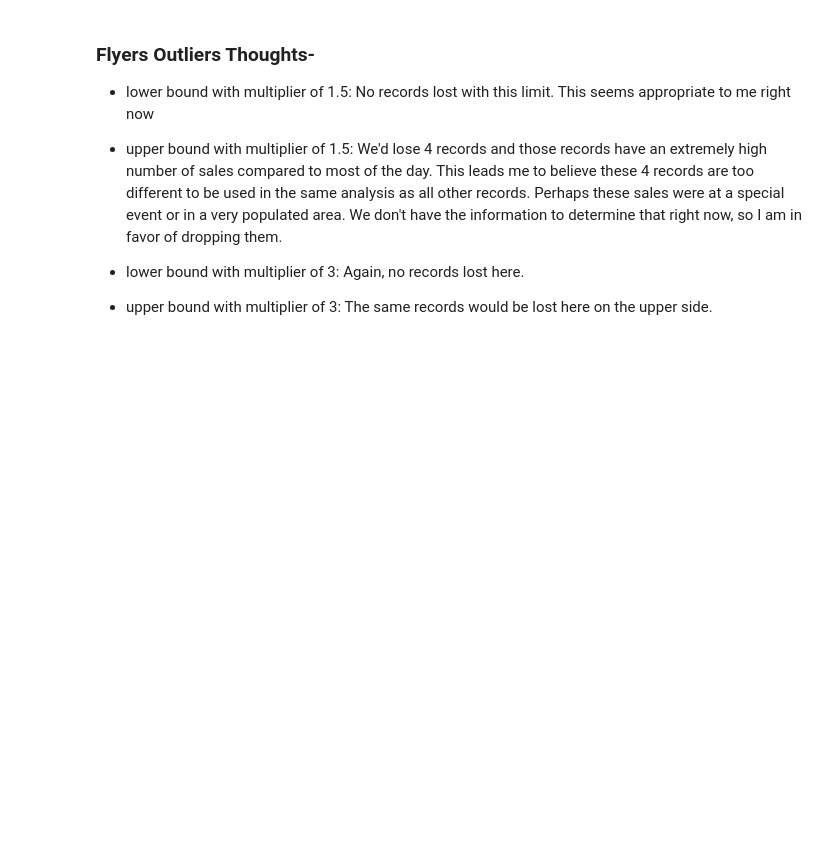
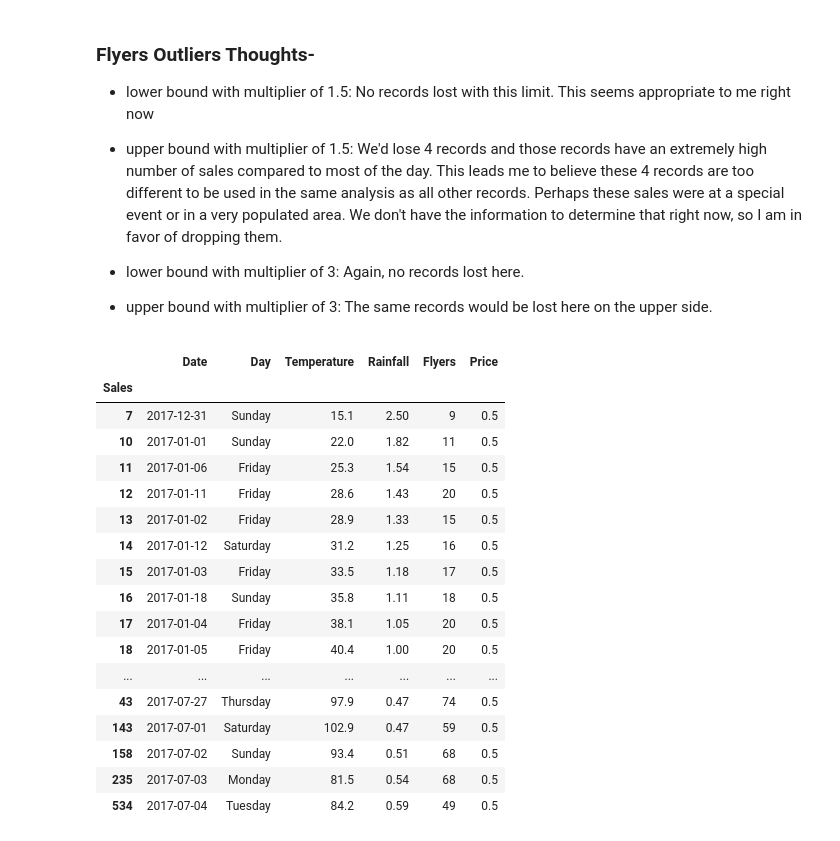
Before and after one commit to mindyshiben/anomaly-detection-exercises, a Jupyter notebook: continuous_probabilistic_methods.ipynb, the cells around one changed output. Saved outputs shown, nothing was run; the diff lists cells and outputs as text; code cells hidden in the pictures; blank space fills up the shorter version.

```diff
--- a/continuous_probabilistic_methods.ipynb
+++ b/continuous_probabilistic_methods.ipynb
@@ -321,3 +321,24 @@ Name: Sales, dtype: int64
 - lower bound with multiplier of 3: Again, no records lost here.
 
 - upper bound with multiplier of 3: The same records would be lost here on the upper side.
+# %%
+df.groupby(df.Sales).min()
+# %% [output]
+|  | Date | Day | Temperature | Rainfall | Flyers | Price |
+| Sales |  |  |  |  |  |  |
+| 7 | 2017-12-31 | Sunday | 15.1 | 2.50 | 9 | 0.5 |
+| 10 | 2017-01-01 | Sunday | 22.0 | 1.82 | 11 | 0.5 |
+| 11 | 2017-01-06 | Friday | 25.3 | 1.54 | 15 | 0.5 |
+| 12 | 2017-01-11 | Friday | 28.6 | 1.43 | 20 | 0.5 |
+| 13 | 2017-01-02 | Friday | 28.9 | 1.33 | 15 | 0.5 |
+| 14 | 2017-01-12 | Saturday | 31.2 | 1.25 | 16 | 0.5 |
+| 15 | 2017-01-03 | Friday | 33.5 | 1.18 | 17 | 0.5 |
+| 16 | 2017-01-18 | Sunday | 35.8 | 1.11 | 18 | 0.5 |
+| 17 | 2017-01-04 | Friday | 38.1 | 1.05 | 20 | 0.5 |
+| 18 | 2017-01-05 | Friday | 40.4 | 1.00 | 20 | 0.5 |
+| ... | ... | ... | ... | ... | ... | ... |
+| 43 | 2017-07-27 | Thursday | 97.9 | 0.47 | 74 | 0.5 |
+| 143 | 2017-07-01 | Saturday | 102.9 | 0.47 | 59 | 0.5 |
+| 158 | 2017-07-02 | Sunday | 93.4 | 0.51 | 68 | 0.5 |
+| 235 | 2017-07-03 | Monday | 81.5 | 0.54 | 68 | 0.5 |
+| 534 | 2017-07-04 | Tuesday | 84.2 | 0.59 | 49 | 0.5 |
```
Also changed, not shown: 4 other files.
